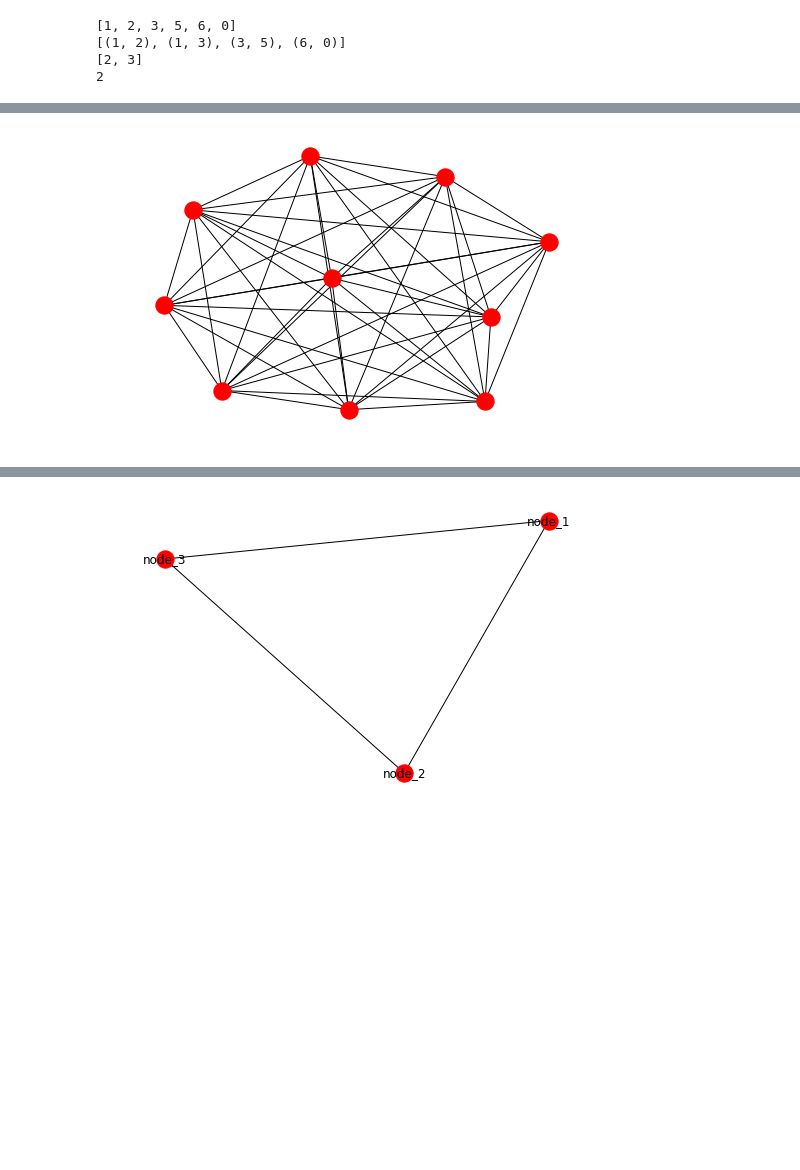
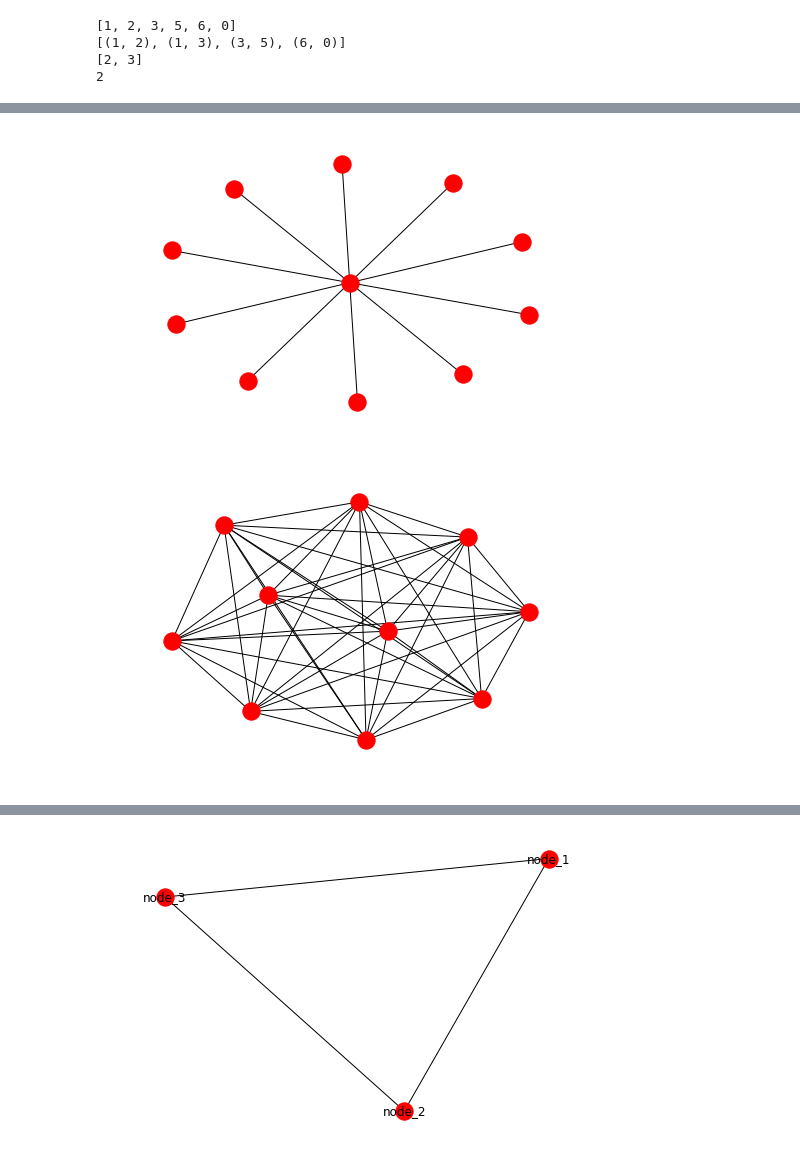
Before and after one commit to grzegorzborkowski/networkx-tutorial, a Jupyter notebook: NetworkX.ipynb, the cells around one changed output, grey strips where cells are left out. Saved outputs shown, nothing was run; the diff lists cells and outputs as text; code cells hidden in the pictures; blank space fills up the shorter version.

```diff
--- a/NetworkX.ipynb
+++ b/NetworkX.ipynb
@@ -43,21 +43,19 @@ plt.show()
 # %%
 # Generatory grafow - funkcje generujące ustrukturyzowane lub randomowe grafy
 # https://networkx.github.io/documentation/latest/reference/generators.html
 # Przykłady:
-# complete_graph
 # star_graph
 # binomial_graph
 
-G2 = nx.networkx.generators.complete_graph(10)
-G3 = nx.networkx.generators.star_graph(10)
-G4 = nx.networkx.generators.binomial_graph(10, 5)
-
+G2 = nx.networkx.generators.star_graph(10)
+G3 = nx.networkx.generators.binomial_graph(10, 5)
 nx.draw(G2)
-# nx.draw(G3)
-# nx.draw(G4)
 plt.show()
+nx.draw(G3)
+plt.show()
 # %% [output]
-[figure, old version]
+[figure, new version]
+[figure, added]
 # %%
 # Zadanie 1
 # Stwórz pełny graf o 10 wierzchołkach na dwa różne sposoby i wyświetl je obok siebie, korzystając
```
Also changed, not shown: parts of 2 cells of this notebook.
